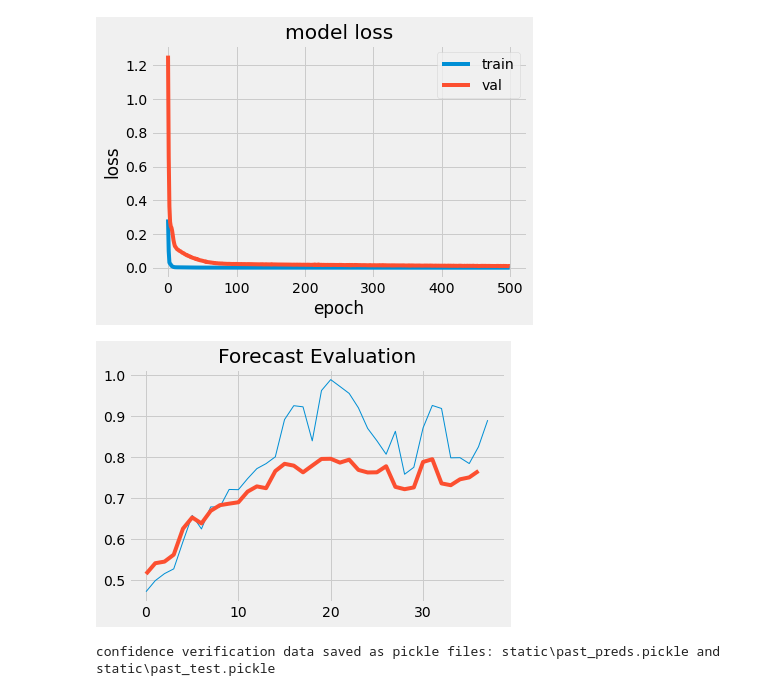
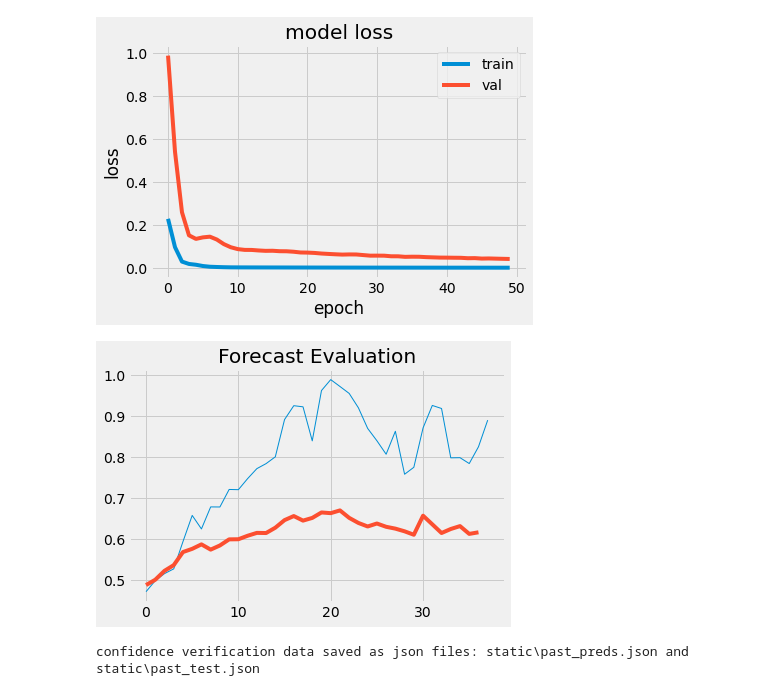
Before and after one commit to dsgiitr/ForecastPro, a Jupyter notebook: testing.ipynb, the cells around one changed output. Cells and saved outputs as stored; diff of their text form; code cells hidden in the pictures.

```diff
--- a/testing.ipynb
+++ b/testing.ipynb
@@ -6,12 +280,16 @@ import seaborn as sns
 import tensorflow as tf
 import os
 import pickle
+import json
+
 plt.style.use('fivethirtyeight')
 df=pd.read_csv('data/portfolio_data.csv')
 series=np.array(df['DPZ'])
 from univariate.rnn_univariate import univariate_ts_rnn
-model=univariate_ts_rnn(epochs=500)
-model,past_test_val,past_preds=model.train(data=series)
+model=univariate_ts_rnn(epochs=50)
+scaler,model,past_test_val,past_preds=model.train(data=series)
+past_test_val=np.asarray(past_test_val)
+past_preds=np.asarray(past_preds)
 
 static_folder = "static"
 
@@ -20,13 +298,13 @@ if not os.path.exists(static_folder):
     os.makedirs(static_folder)
 
 # File path for the pickle file
-past_test_pickle_file_path = os.path.join(static_folder, "past_test.pickle")
-with open(past_test_pickle_file_path, "wb") as f:
-    pickle.dump(past_test_val, f)
+past_test_json_file_path = os.path.join(static_folder, "past_test.json")
+with open(past_test_json_file_path, "w") as f:
+    json.dump(past_test_val.tolist(), f)
 
-past_preds_pickle_file_path = os.path.join(static_folder, "past_preds.pickle")
-with open(past_preds_pickle_file_path, "wb") as f:
-    pickle.dump(past_preds, f)
+past_preds_json_file_path = os.path.join(static_folder, "past_preds.json")
+with open(past_preds_json_file_path, "w") as f:
+    json.dump(past_preds.tolist(), f)
 
-print("confidence verification data saved as pickle files: {} and {}".format(past_preds_pickle_file_path,past_test_pickle_file_path))
+print("confidence verification data saved as json files: {} and {}".format(past_preds_json_file_path,past_test_json_file_path))
 # %% [output]
@@ -50,3 +328,3 @@ Epoch 500/500
-[figure, old version]
+[figure, new version]
-[figure, old version]
+[figure, new version]
-confidence verification data saved as pickle files: static\past_preds.pickle and static\past_test.pickle
+confidence verification data saved as json files: static\past_preds.json and static\past_test.json
```
Also changed, not shown: parts of 16 cells of this notebook, 8 other files.
